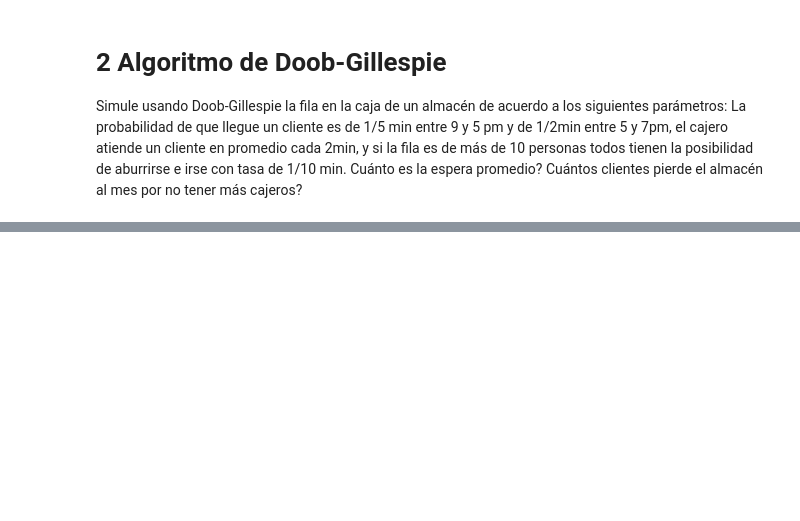
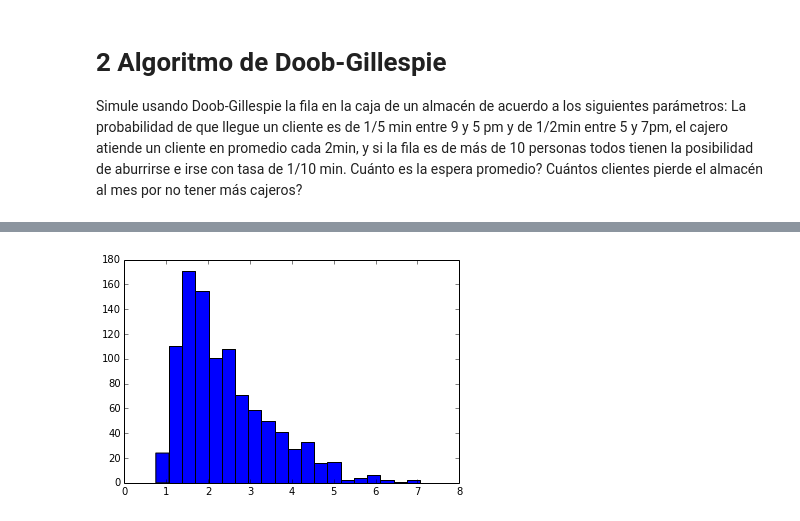
Before and after one commit to jngaravitoc/Mecanica_Estadistica, a Jupyter notebook: Taller4.ipynb, the cells around one changed output, grey strips where cells are left out. Cells and saved outputs as stored; diff of their text form; code cells hidden in the pictures; blank space fills up the shorter version.

```diff
--- a/Taller4.ipynb
+++ b/Taller4.ipynb
@@ -194,0 +201,4 @@ print mean(mean_time)
+# %%
+h = hist(t2, bins=20)
+# %% [output]
+[figure, added]
```
Also changed, not shown: parts of 2 cells of this notebook.
